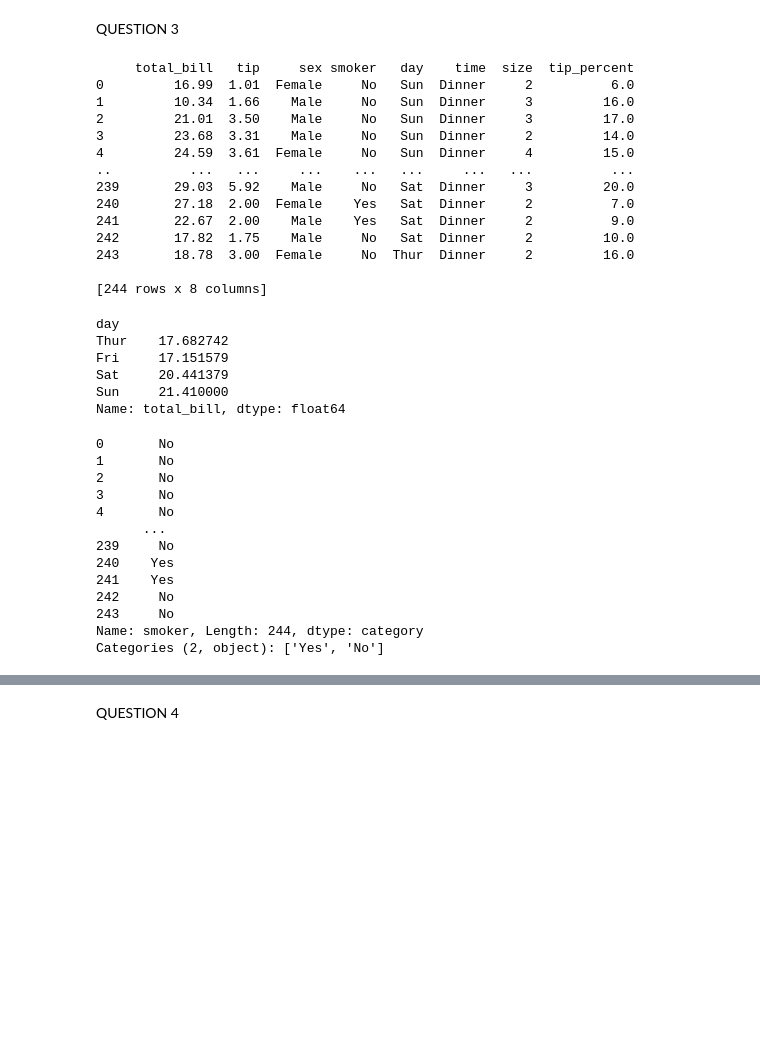
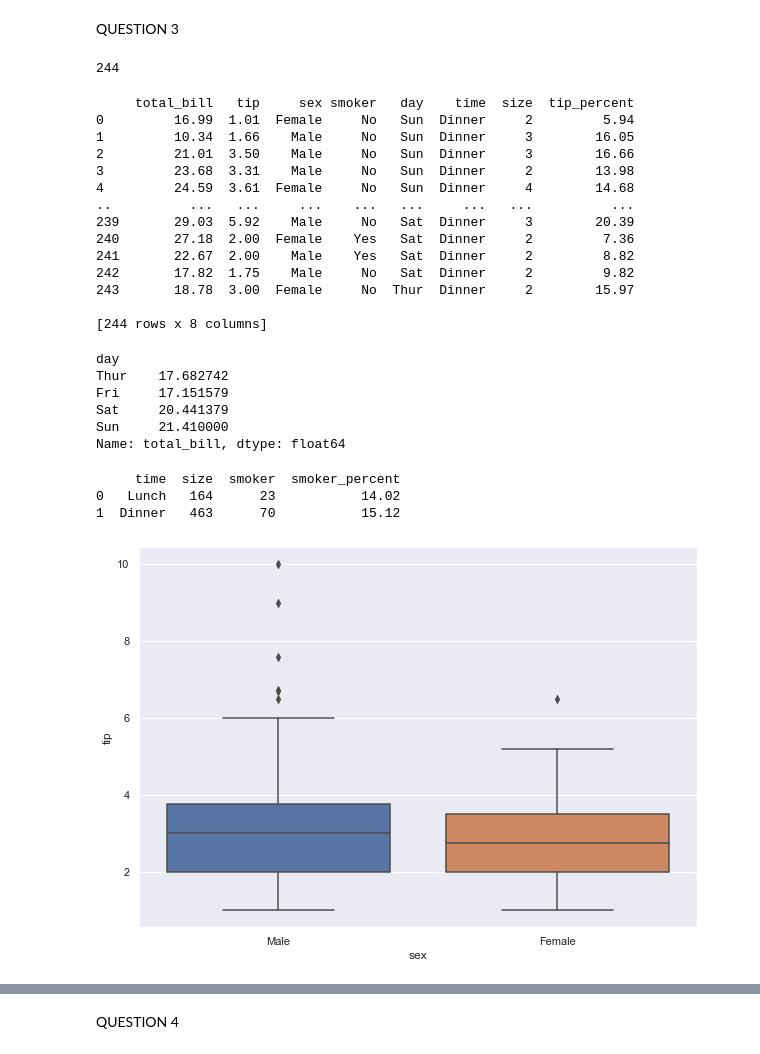
Before and after one commit to ivan-usd/refactored-octo-journey, a Jupyter notebook: notebooks/module3.ipynb, the cells around one changed output, grey strips where cells are left out. Drawn from its saved outputs; the diff is of its cells as text; code cells hidden in the pictures; blank space fills up the shorter version.

```diff
--- a/notebooks/module3.ipynb
+++ b/notebooks/module3.ipynb
@@ -113,23 +113,26 @@ QUESTION 3
 # %%
 #Importing tips dataset from seaborn
 tips_df = sns.load_dataset('tips')
+print(tips_df['smoker'].count())
+# %% [output]
+244
 # %%
 #3.1 Calculated and added tip percentage column
-tips_df['tip_percent'] = round(tips_df['tip']/tips_df['total_bill'],2)*100
+tips_df['tip_percent'] = round(tips_df['tip']/tips_df['total_bill']*100,2)
 print(tips_df)
 # %% [output]
      total_bill   tip     sex smoker   day    time  size  tip_percent
-0         16.99  1.01  Female     No   Sun  Dinner     2          6.0
-1         10.34  1.66    Male     No   Sun  Dinner     3         16.0
-2         21.01  3.50    Male     No   Sun  Dinner     3         17.0
-3         23.68  3.31    Male     No   Sun  Dinner     2         14.0
-4         24.59  3.61  Female     No   Sun  Dinner     4         15.0
+0         16.99  1.01  Female     No   Sun  Dinner     2         5.94
+1         10.34  1.66    Male     No   Sun  Dinner     3        16.05
+2         21.01  3.50    Male     No   Sun  Dinner     3        16.66
+3         23.68  3.31    Male     No   Sun  Dinner     2        13.98
+4         24.59  3.61  Female     No   Sun  Dinner     4        14.68
 ..          ...   ...     ...    ...   ...     ...   ...          ...
-239       29.03  5.92    Male     No   Sat  Dinner     3         20.0
-240       27.18  2.00  Female    Yes   Sat  Dinner     2          7.0
-241       22.67  2.00    Male    Yes   Sat  Dinner     2          9.0
-242       17.82  1.75    Male     No   Sat  Dinner     2         10.0
-243       18.78  3.00  Female     No  Thur  Dinner     2         16.0
+239       29.03  5.92    Male     No   Sat  Dinner     3        20.39
+240       27.18  2.00  Female    Yes   Sat  Dinner     2         7.36
+241       22.67  2.00    Male    Yes   Sat  Dinner     2         8.82
+242       17.82  1.75    Male     No   Sat  Dinner     2         9.82
+243       18.78  3.00  Female     No  Thur  Dinner     2        15.97
 
 [244 rows x 8 columns]
 # %%
@@ -143,22 +146,19 @@ Sat     20.441379
 Sun     21.410000
 Name: total_bill, dtype: float64
 # %%
-#3.3 Creating two dataframes and joining to compare results ??????STILL IN WORKS!!!!!
-#print(tips_df.groupby(['time'],as_index=False)['size'].sum())
-tips_df.groupby(['smoker'],as_index=False)['time'].count()
-#tips_df.groupby(['time'],as_index=False)['smoker'].count()
-print(tips_df['smoker'])
+#3.3 Creating two dataframes and joining to compare results
+groupByTimeDF = tips_df.groupby(['time'],as_index=False)['size'].sum()
+
+subsetSmoker = tips_df[tips_df['smoker']=='Yes']
+
+groupBySmokerDF = subsetSmoker.groupby(['time'],as_index=False)['smoker'].count()
+
+joinedGroupBy = groupByTimeDF.join(groupBySmokerDF.set_index('time'),on='time')
+
+joinedGroupBy['smoker_percent'] = round(joinedGroupBy['smoker']/joinedGroupBy['size']*100,2)
+
+print(joinedGroupBy)
 # %% [output]
-0       No
-1       No
-2       No
-3       No
-4       No
-      ...
-239     No
-240    Yes
-241    Yes
-242     No
-243     No
-Name: smoker, Length: 244, dtype: category
-Categories (2, object): ['Yes', 'No']
+     time  size  smoker  smoker_percent
+0   Lunch   164      23           14.02
+1  Dinner   463      70           15.12
@@ -166,0 +165,6 @@ Categories (2, object): ['Yes', 'No']
+# %%
+#3.4
+sns.set(rc={'figure.figsize':(10,7)})
+tipByGender = sns.boxplot(x="sex", y="tip", data=tips_df)
+# %% [output]
+[figure, added]
```
Also changed, not shown: parts of 8 cells of this notebook.
